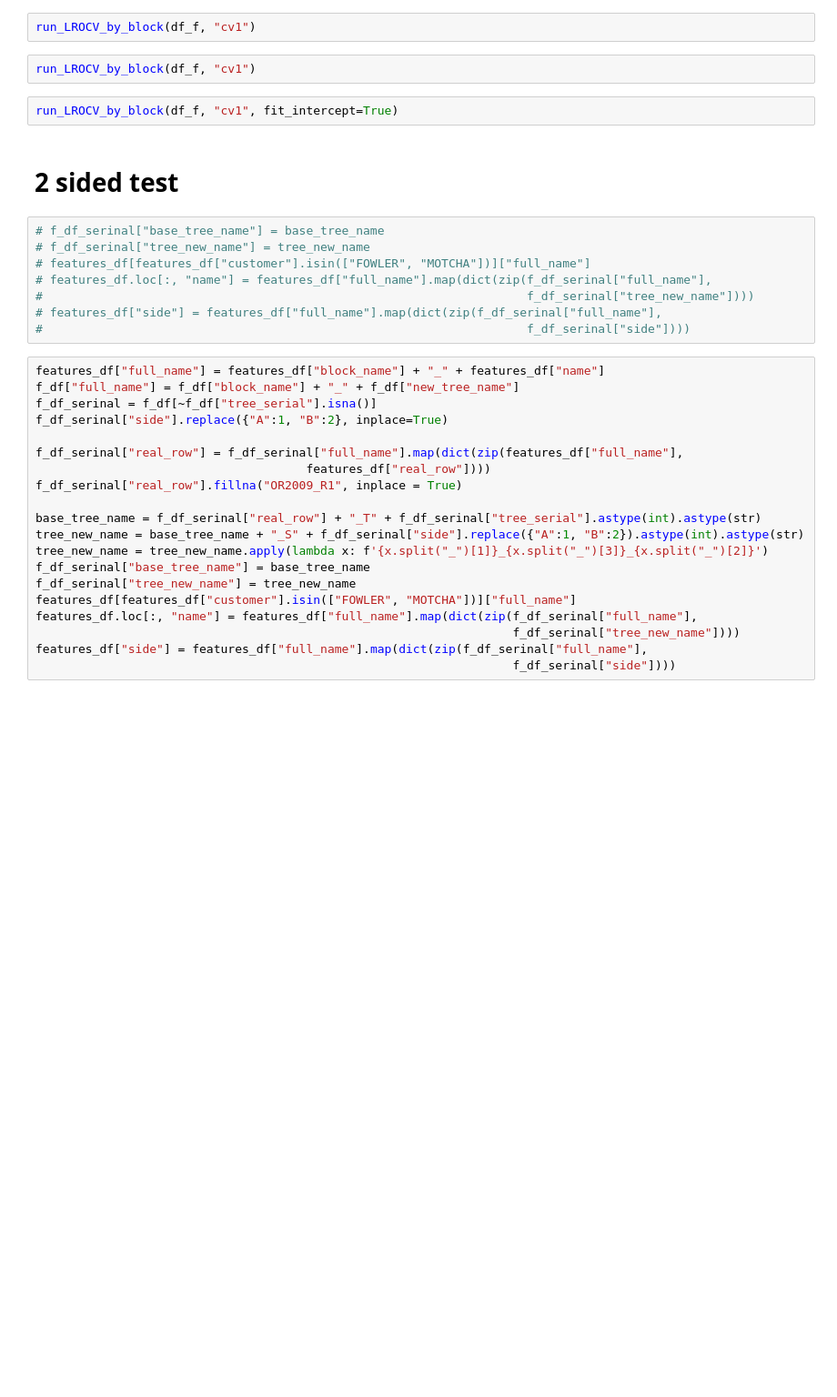
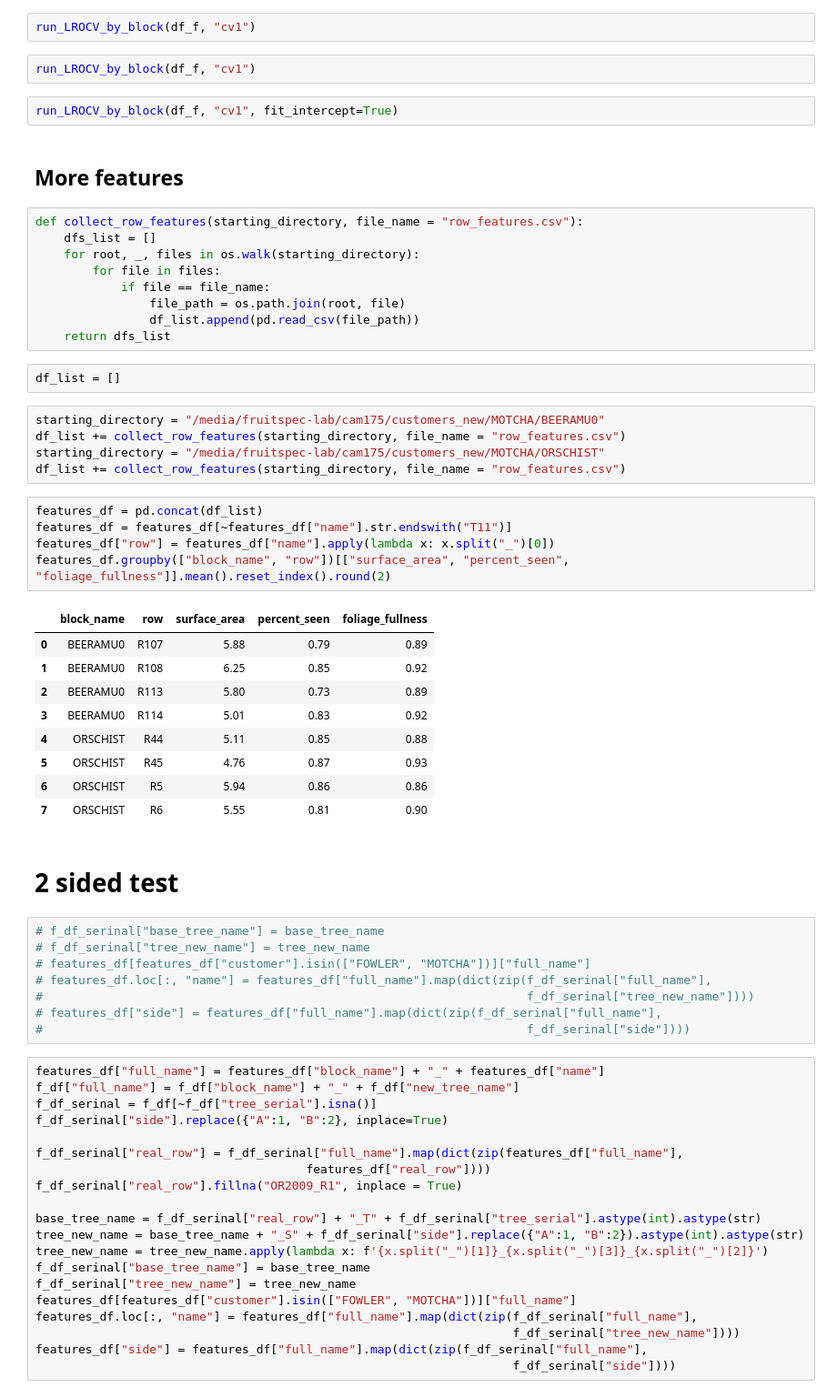
Before and after one commit to FruitSpec/fsCounter, a Jupyter notebook: vision/tools/jupyter_notebooks/Motcha_analysis 23AUG23.ipynb, the cells around one changed output. Shown at 91% size. Cells and saved outputs as stored; diff of their text form; blank space fills up the shorter version.

```diff
--- a/vision/tools/jupyter_notebooks/Motcha_analysis 23AUG23.ipynb
+++ b/vision/tools/jupyter_notebooks/Motcha_analysis 23AUG23.ipynb
@@ -375,6 +385,39 @@ run_LROCV_by_block(df_f, "cv1")
 run_LROCV_by_block(df_f, "cv1")
 # %%
 run_LROCV_by_block(df_f, "cv1", fit_intercept=True)
+# %% [markdown]
+## More features
+# %%
+def collect_row_features(starting_directory, file_name = "row_features.csv"):
+    dfs_list = []
+    for root, _, files in os.walk(starting_directory):
+        for file in files:
+            if file == file_name:
+                file_path = os.path.join(root, file)
+                df_list.append(pd.read_csv(file_path))
+    return dfs_list
+# %%
+df_list = []
+# %%
+starting_directory = "/media/fruitspec-lab/cam175/customers_new/MOTCHA/BEERAMU0"
+df_list += collect_row_features(starting_directory, file_name = "row_features.csv")
+starting_directory = "/media/fruitspec-lab/cam175/customers_new/MOTCHA/ORSCHIST"
+df_list += collect_row_features(starting_directory, file_name = "row_features.csv")
+# %%
+features_df = pd.concat(df_list)
+features_df = features_df[~features_df["name"].str.endswith("T11")]
+features_df["row"] = features_df["name"].apply(lambda x: x.split("_")[0])
+features_df.groupby(["block_name", "row"])[["surface_area", "percent_seen", "foliage_fullness"]].mean().reset_index().round(2)
+# %% [output]
+|  | block_name | row | surface_area | percent_seen | foliage_fullness |
+| 0 | BEERAMU0 | R107 | 5.88 | 0.79 | 0.89 |
+| 1 | BEERAMU0 | R108 | 6.25 | 0.85 | 0.92 |
+| 2 | BEERAMU0 | R113 | 5.80 | 0.73 | 0.89 |
+| 3 | BEERAMU0 | R114 | 5.01 | 0.83 | 0.92 |
+| 4 | ORSCHIST | R44 | 5.11 | 0.85 | 0.88 |
+| 5 | ORSCHIST | R45 | 4.76 | 0.87 | 0.93 |
+| 6 | ORSCHIST | R5 | 5.94 | 0.86 | 0.86 |
+| 7 | ORSCHIST | R6 | 5.55 | 0.81 | 0.90 |
 # %% [markdown]
 # 2 sided test
 # %%
```
Also changed, not shown: parts of 2 cells of this notebook, 20 other files.
